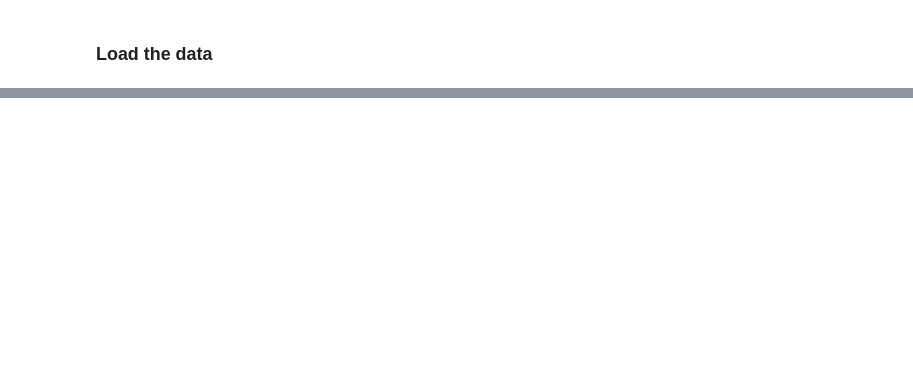
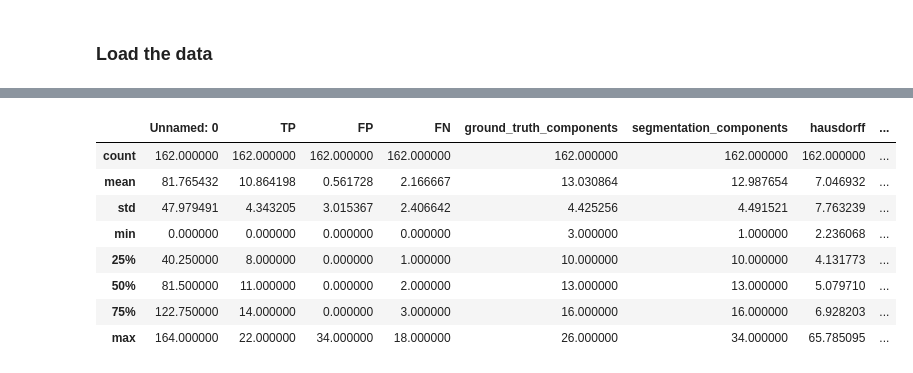
Before and after one commit to ahsanMah/braintypicality, a Jupyter notebook: notebooks/segmentation_eval.ipynb, the cells around one changed output, grey strips where cells are left out. Saved outputs shown, nothing was run; the diff lists cells and outputs as text; code cells hidden in the pictures; blank space fills up the shorter version.

```diff
--- a/notebooks/segmentation_eval.ipynb
+++ b/notebooks/segmentation_eval.ipynb
@@ -610,0 +80,12 @@ dtype: float64
+# %%
+flow_metrics.describe()
+# %% [output]
+|  | Unnamed: 0 | TP | FP | FN | ground_truth_components | segmentation_components | hausdorff | ... |
+| count | 162.000000 | 162.000000 | 162.000000 | 162.000000 | 162.000000 | 162.000000 | 162.000000 | ... |
+| mean | 81.765432 | 10.864198 | 0.561728 | 2.166667 | 13.030864 | 12.987654 | 7.046932 | ... |
+| std | 47.979491 | 4.343205 | 3.015367 | 2.406642 | 4.425256 | 4.491521 | 7.763239 | ... |
+| min | 0.000000 | 0.000000 | 0.000000 | 0.000000 | 3.000000 | 1.000000 | 2.236068 | ... |
+| 25% | 40.250000 | 8.000000 | 0.000000 | 1.000000 | 10.000000 | 10.000000 | 4.131773 | ... |
+| 50% | 81.500000 | 11.000000 | 0.000000 | 2.000000 | 13.000000 | 13.000000 | 5.079710 | ... |
+| 75% | 122.750000 | 14.000000 | 0.000000 | 3.000000 | 16.000000 | 16.000000 | 6.928203 | ... |
+| max | 164.000000 | 22.000000 | 34.000000 | 18.000000 | 26.000000 | 34.000000 | 65.785095 | ... |
```
Also changed, not shown: parts of 74 cells of this notebook, 7 other files.
